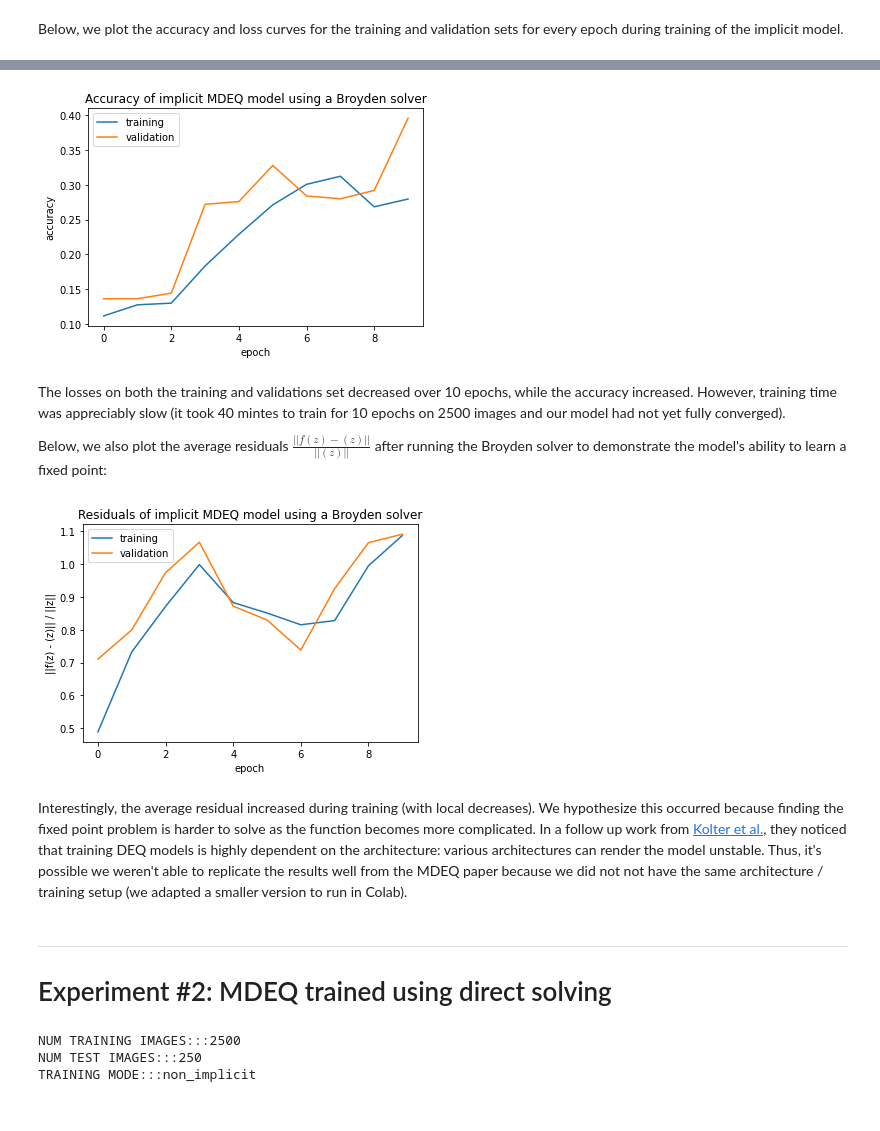
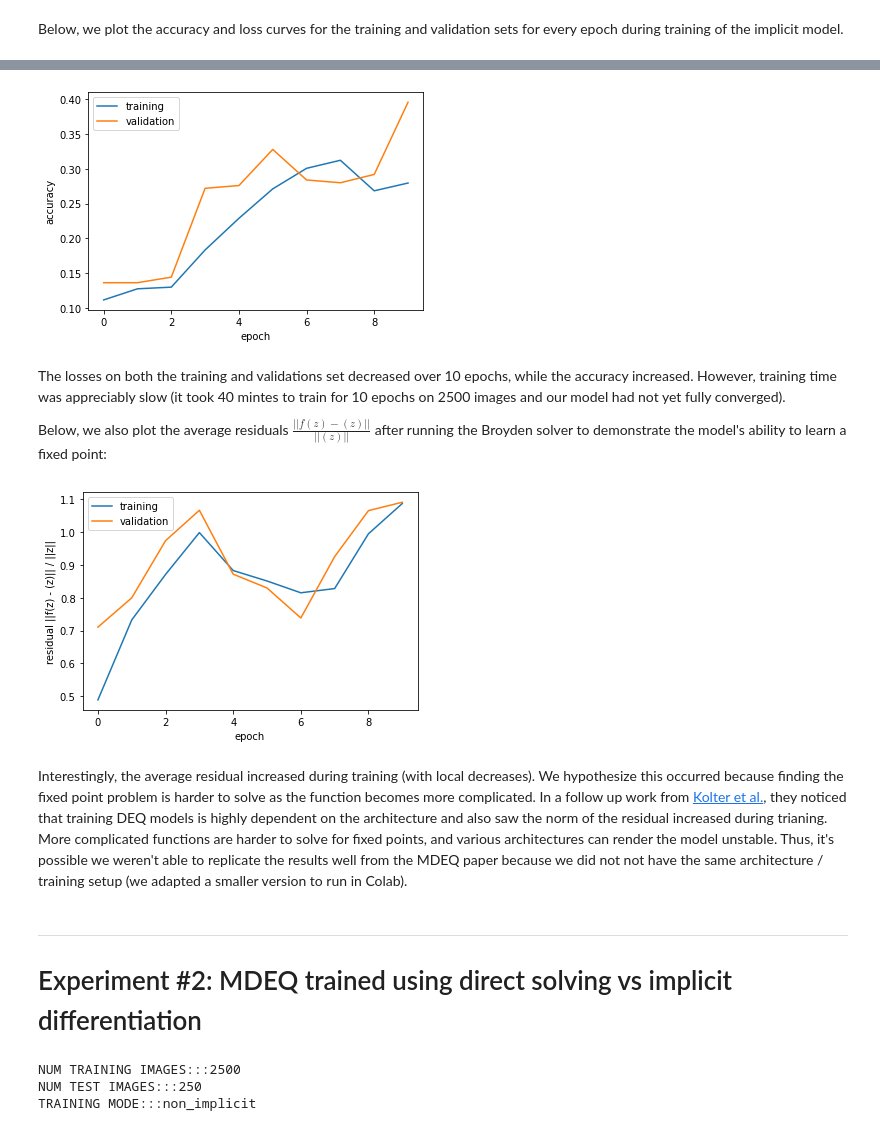
Before and after one commit to adamoyoung/deq-colab, a Jupyter notebook: deq-colab.ipynb, the cells around one changed output, grey strips where cells are left out. Drawn from its saved outputs; the diff is of its cells as text; code cells hidden in the pictures.

```diff
--- a/deq-colab.ipynb
+++ b/deq-colab.ipynb
@@ -1000,26 +999,25 @@ plt.show()
 # %%
-#@title Accuracy curves of implicit MDEQ model using a Broyden solver
+#@title Training and validation accuracy curves of an MDEQ model trained using implicit differentiation
 
 # create data
 train_acc_broyden = broyden_results['train_acc_vals']
 val_acc_broyden = broyden_results['val_acc_vals']
 
 # plot lines
 plt.plot(epochs, train_acc_broyden, label = "training")
 plt.plot(epochs, val_acc_broyden, label = "validation")
 plt.xlabel("epoch")
 plt.ylabel("accuracy")
-plt.title("Accuracy of implicit MDEQ model using a Broyden solver")
 plt.legend()
 plt.show()
 # %% [output]
-[figure, old version]
+[figure, new version]
 # %% [markdown]
 The losses on both the training and validations set decreased over 10 epochs, while the accuracy increased. However, training time was appreciably slow (it took 40 mintes to train for 10 epochs on 2500 images and our model had not yet fully converged).
 
 Below, we also plot the average residuals $\frac{||f(z) - (z)||}{||(z)||}$ after running the Broyden solver to demonstrate the model's ability to learn a fixed point:
 # %%
-#@title Residual curves of implicit MDEQ model using a Broyden solver
+#@title Training and validation residual curves of an MDEQ model trained using implicit differentiation
 
 # create data
 train_res_broyden = broyden_results['train_res_vals']
@@ -1029,17 +1027,16 @@ val_res_broyden = broyden_results['val_res_vals']
 plt.plot(epochs, train_res_broyden, label = "training")
 plt.plot(epochs, val_res_broyden, label = "validation")
 plt.xlabel("epoch")
-plt.ylabel("||f(z) - (z)|| / ||z||")
-plt.title("Residuals of implicit MDEQ model using a Broyden solver")
+plt.ylabel("residual ||f(z) - (z)|| / ||z||")
 plt.legend()
 plt.show()
 # %% [output]
-[figure, old version]
+[figure, new version]
 # %% [markdown]
-Interestingly, the average residual increased during training (with local decreases). We hypothesize this occurred because finding the fixed point problem is harder to solve as the function becomes more complicated. In a follow up work from [Kolter et al.](https://arxiv.org/abs/2106.14342), they noticed that training DEQ models is highly dependent on the architecture: various architectures can render the model unstable. Thus, it's possible we weren't able to replicate the results well from the MDEQ paper because we did not not have the same architecture / training setup (we adapted a smaller version to run in Colab).
+Interestingly, the average residual increased during training (with local decreases). We hypothesize this occurred because finding the fixed point problem is harder to solve as the function becomes more complicated. In a follow up work from [Kolter et al.](https://arxiv.org/abs/2106.14342), they noticed that training DEQ models is highly dependent on the architecture and also saw the norm of the residual increased during trianing. More complicated functions are harder to solve for fixed points, and various architectures can render the model unstable. Thus, it's possible we weren't able to replicate the results well from the MDEQ paper because we did not not have the same architecture / training setup (we adapted a smaller version to run in Colab).
 # %% [markdown]
 ------------------------------------------------------------
-# Experiment #2: MDEQ trained using direct solving
+# Experiment #2: MDEQ trained using direct solving vs implicit differentiation
 # %%
 ds_results = train(mode="non_implicit", solver='direct')
 # %% [output]
```
Also changed, not shown: parts of 4 cells of this notebook.
